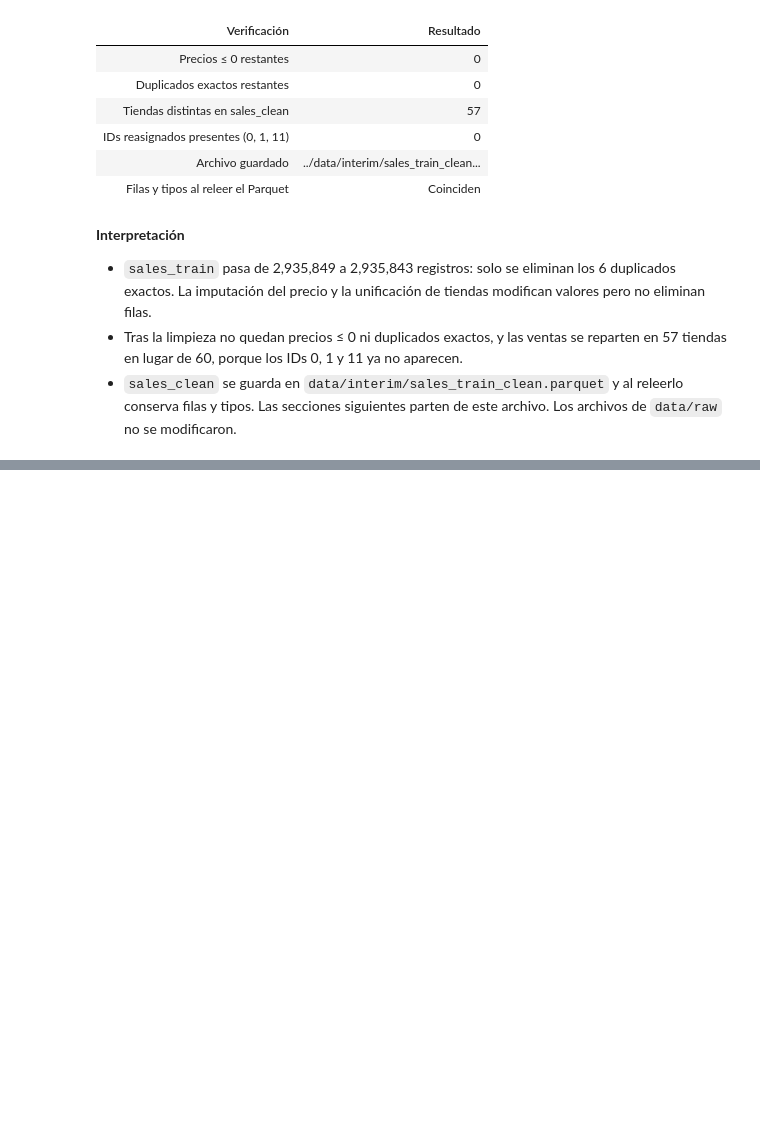
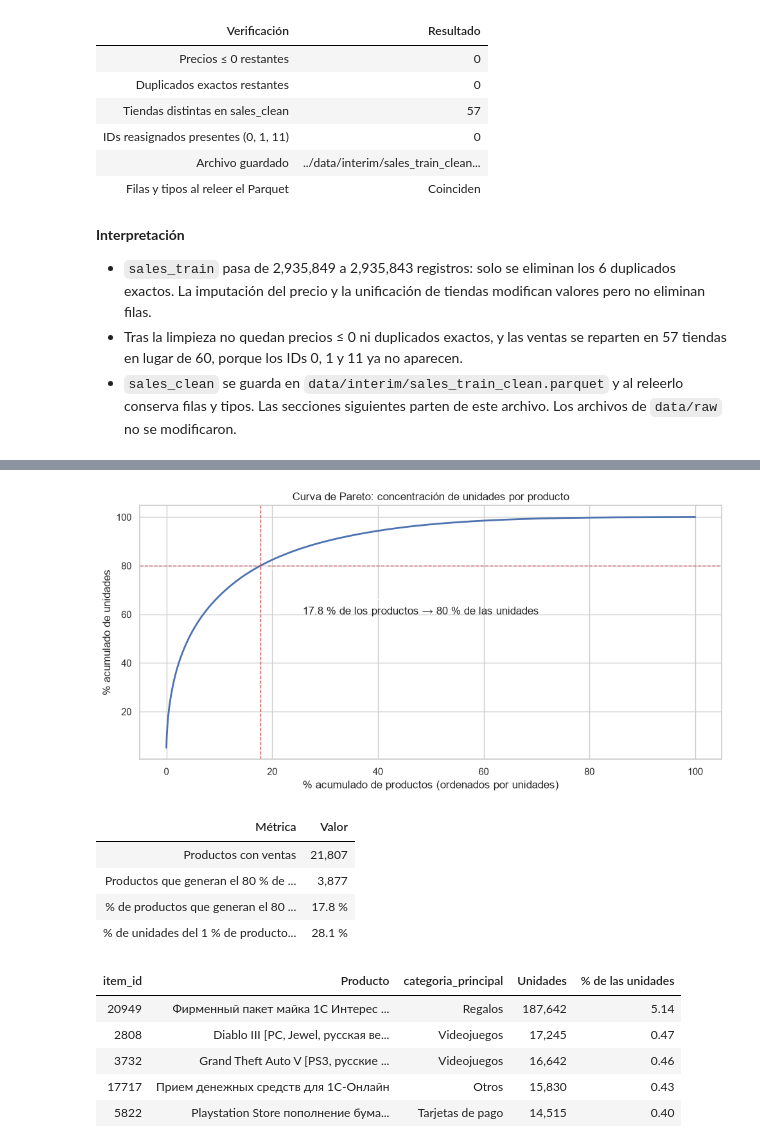
Before and after one commit to LuisCruz1996/predict_future_sales, a Jupyter notebook: notebooks/01_exploratory_data_analysis.ipynb, the cells around one changed output, grey strips where cells are left out. Saved outputs shown, nothing was run; the diff lists cells and outputs as text; code cells hidden in the pictures; blank space fills up the shorter version.

```diff
--- a/notebooks/01_exploratory_data_analysis.ipynb
+++ b/notebooks/01_exploratory_data_analysis.ipynb
@@ -69,11 +79,11 @@ def style_table(df: pd.DataFrame, formats: dict | None = None):
     text_cols = [c for c in df.columns if pd.api.types.is_string_dtype(df[c])]
     id_cols = [c for c in df.columns if is_id_column(c)]
     other_cols = [c for c in df.columns if c not in id_cols]
-    styler = df.style.hide(axis="index").format(thousands=",", subset=other_cols)
+    styler = df.style.hide(axis="index").format(thousands=",", subset=other_cols, na_rep="—")
     if id_cols:
-        styler = styler.format("{}", subset=id_cols)
+        styler = styler.format("{}", subset=id_cols, na_rep="—")
     if formats:
-        styler = styler.format(formats, subset=list(formats))
+        styler = styler.format(formats, subset=list(formats), na_rep="—")
     if text_cols:
         styler = styler.set_properties(subset=text_cols, **{"text-align": "left"})
         styler = styler.set_table_styles(
@@ -1075,0 +1093,13 @@ style_table(checks)
+# %%
+sales = load_parquet(CLEAN_SALES_FILE)
+sales["revenue"] = sales["item_price"] * sales["item_cnt_day"]
+
+sales = (
+    sales.merge(items, on="item_id", how="left")
+    .merge(item_categories, on="item_category_id", how="left")
+    .merge(shops, on="shop_id", how="left")
+)
+
+print(f"Registros: {len(sales):,}")
+print("Nulos tras unir los catálogos:",
+      sales[["item_name", "item_category_name", "shop_name"]].isna().sum().sum())
@@ -1075,0 +1283,55 @@ style_table(checks)
+# %%
+units_by_item = sales.groupby("item_id")["item_cnt_day"].sum().sort_values(ascending=False)
+cumulative_share = units_by_item.cumsum() / units_by_item.sum() * 100
+items_for_80 = int((cumulative_share < 80).sum()) + 1
+pct_items_for_80 = items_for_80 / len(units_by_item) * 100
+pct_items_axis = np.arange(1, len(units_by_item) + 1) / len(units_by_item) * 100
+
+fig, ax = plt.subplots(figsize=(10, 5))
+ax.plot(pct_items_axis, cumulative_share.values, linewidth=2)
+ax.axhline(80, color="C3", linestyle="--", linewidth=1)
+ax.axvline(pct_items_for_80, color="C3", linestyle="--", linewidth=1)
+ax.annotate(f"{pct_items_for_80:.1f} % de los productos → 80 % de las unidades",
+            xy=(pct_items_for_80, 80), xytext=(pct_items_for_80 + 8, 60),
+            arrowprops={"arrowstyle": "->"})
+ax.set_title("Curva de Pareto: concentración de unidades por producto")
+ax.set_xlabel("% acumulado de productos (ordenados por unidades)")
+ax.set_ylabel("% acumulado de unidades")
+plt.tight_layout()
+plt.show()
+
+top_items = (
+    units_by_item.head(5).rename("Unidades").reset_index()
+    .merge(items[["item_id", "item_name", "item_category_id"]], on="item_id")
+    .merge(sales[["item_id", "categoria_principal"]].drop_duplicates(), on="item_id")
+)
+top_items["% de las unidades"] = top_items["Unidades"] / units_by_item.sum() * 100
+
+pareto_summary = pd.DataFrame(
+    {
+        "Métrica": ["Productos con ventas", "Productos que generan el 80 % de las unidades",
+                    "% de productos que generan el 80 % de las unidades",
+                    "% de unidades del 1 % de productos más vendidos"],
+        "Valor": [f"{len(units_by_item):,}", f"{items_for_80:,}", f"{pct_items_for_80:.1f} %",
+                  f"{cumulative_share.iloc[int(len(units_by_item) * 0.01) - 1]:.1f} %"],
+    }
+)
+display(style_table(pareto_summary))
+style_table(
+    top_items.rename(columns={"item_name": "Producto"})
+    [["item_id", "Producto", "categoria_principal", "Unidades", "% de las unidades"]],
+    {"% de las unidades": "{:.2f}"},
+)
+# %% [output]
+[figure, added]
+| Métrica | Valor |
+| Productos con ventas | 21,807 |
+| Productos que generan el 80 % de ... | 3,877 |
+| % de productos que generan el 80 ... | 17.8 % |
+| % de unidades del 1 % de producto... | 28.1 % |
+| item_id | Producto | categoria_principal | Unidades | % de las unidades |
+| 20949 | Фирменный пакет майка 1С Интерес ... | Regalos | 187,642 | 5.14 |
+| 2808 | Diablo III [PC, Jewel, русская ве... | Videojuegos | 17,245 | 0.47 |
+| 3732 | Grand Theft Auto V [PS3, русские ... | Videojuegos | 16,642 | 0.46 |
+| 17717 | Прием денежных средств для 1С-Онлайн | Otros | 15,830 | 0.43 |
+| 5822 | Playstation Store пополнение бума... | Tarjetas de pago | 14,515 | 0.40 |
```
Also changed, not shown: parts of 39 cells of this notebook.
